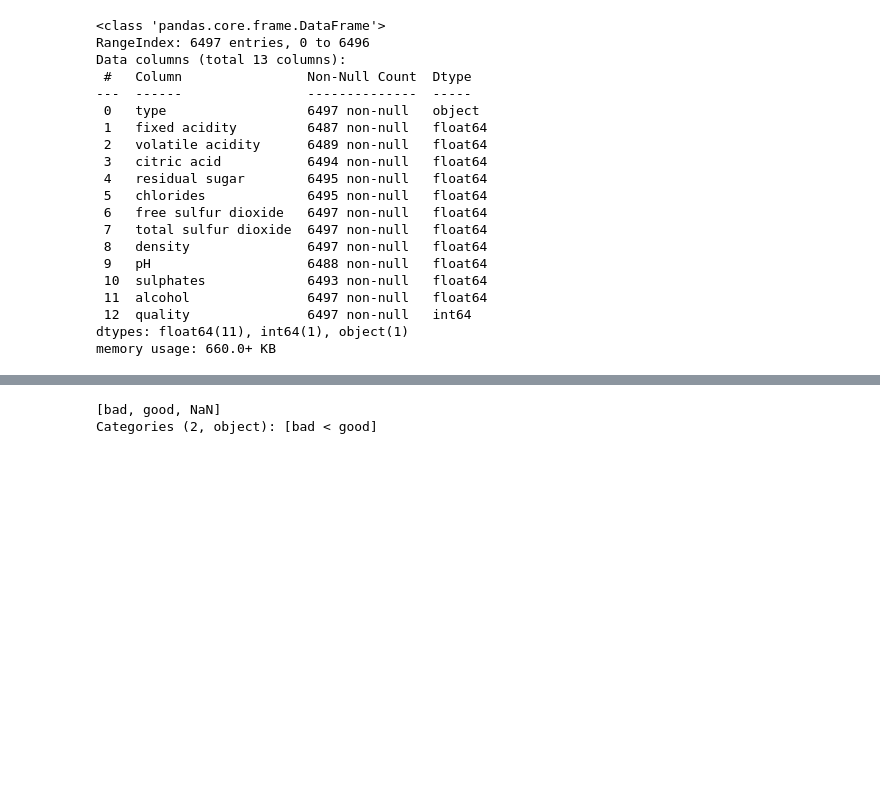
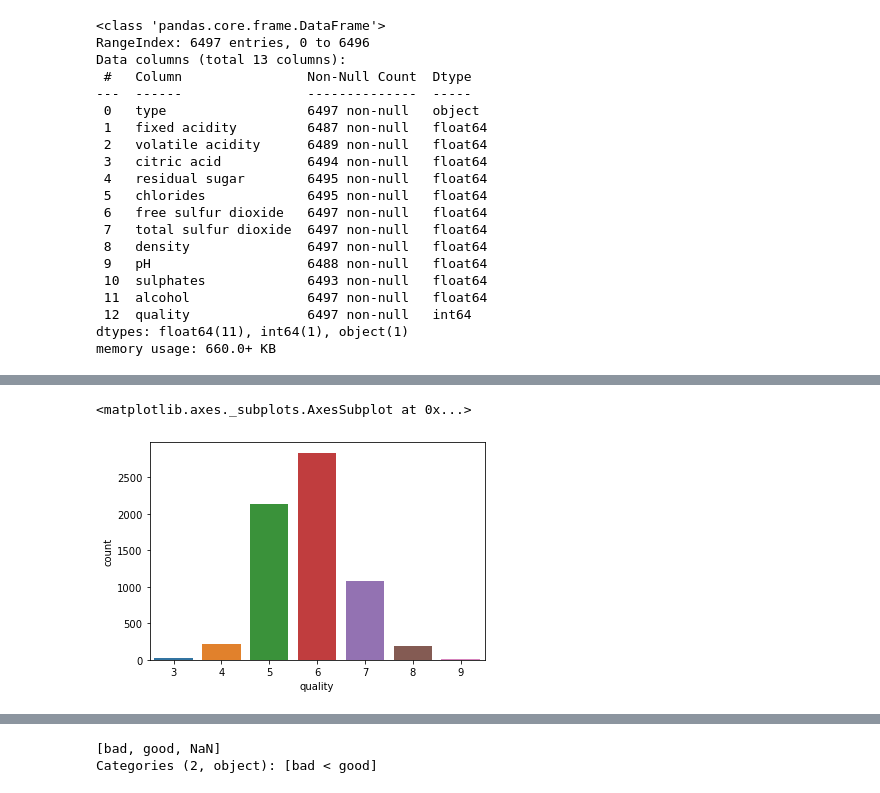
Before and after one commit to ivabu/Scikit-Learn-ML_predicting-wine-quality, a Jupyter notebook: Sklearn.ipynb, the cells around one changed output, grey strips where cells are left out. Saved outputs shown, nothing was run; the diff lists cells and outputs as text; code cells hidden in the pictures; blank space fills up the shorter version.

```diff
--- a/Sklearn.ipynb
+++ b/Sklearn.ipynb
@@ -46,0 +68,5 @@ memory usage: 660.0+ KB
+# %%
+sns.countplot (x = 'quality', data = wine)
+# %% [output]
+<matplotlib.axes._subplots.AxesSubplot at 0x...>
+[figure, added]
```
Also changed, not shown: parts of 18 cells of this notebook.
